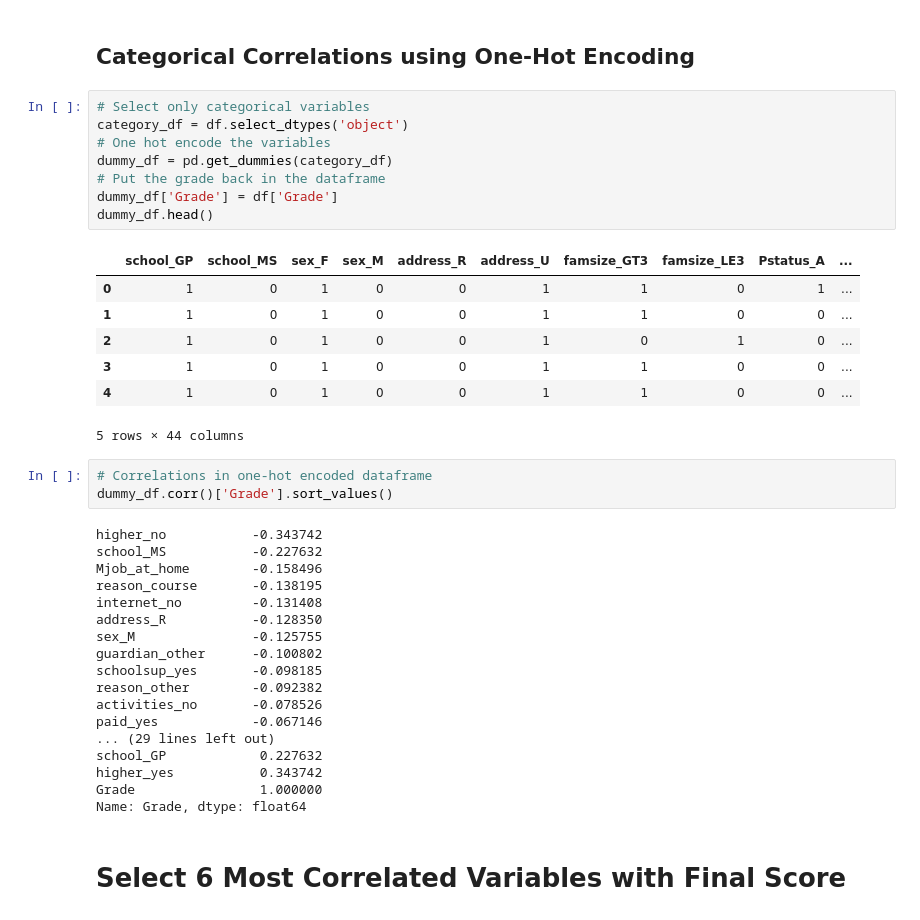
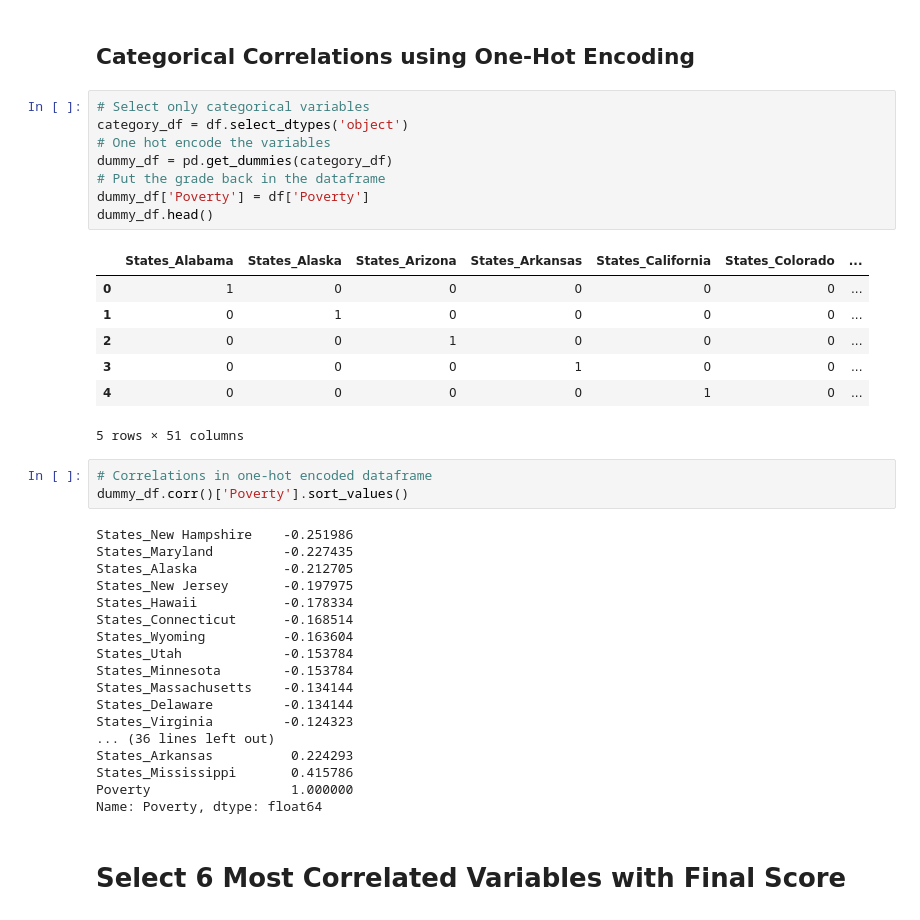
Before and after one commit to thistleknot/python-ml, a Jupyter notebook: code/Bayesian Linear Regression Project.ipynb, the cells around one changed output. Cells and saved outputs as stored; diff of their text form.

```diff
--- a/code/Bayesian Linear Regression Project.ipynb
+++ b/code/Bayesian Linear Regression Project.ipynb
@@ -261,40 +265,40 @@ Name: Poverty, dtype: float64
 # %%
 # Select only categorical variables
 category_df = df.select_dtypes('object')
 # One hot encode the variables
 dummy_df = pd.get_dummies(category_df)
 # Put the grade back in the dataframe
-dummy_df['Grade'] = df['Grade']
+dummy_df['Poverty'] = df['Poverty']
 dummy_df.head()
 # %% [output]
-|  | school_GP | school_MS | sex_F | sex_M | address_R | address_U | famsize_GT3 | famsize_LE3 | Pstatus_A | ... |
-| 0 | 1 | 0 | 1 | 0 | 0 | 1 | 1 | 0 | 1 | ... |
-| 1 | 1 | 0 | 1 | 0 | 0 | 1 | 1 | 0 | 0 | ... |
-| 2 | 1 | 0 | 1 | 0 | 0 | 1 | 0 | 1 | 0 | ... |
-| 3 | 1 | 0 | 1 | 0 | 0 | 1 | 1 | 0 | 0 | ... |
-| 4 | 1 | 0 | 1 | 0 | 0 | 1 | 1 | 0 | 0 | ... |
+|  | States_Alabama | States_Alaska | States_Arizona | States_Arkansas | States_California | States_Colorado | ... |
+| 0 | 1 | 0 | 0 | 0 | 0 | 0 | ... |
+| 1 | 0 | 1 | 0 | 0 | 0 | 0 | ... |
+| 2 | 0 | 0 | 1 | 0 | 0 | 0 | ... |
+| 3 | 0 | 0 | 0 | 1 | 0 | 0 | ... |
+| 4 | 0 | 0 | 0 | 0 | 1 | 0 | ... |
-5 rows × 44 columns
+5 rows × 51 columns
 # %%
 # Correlations in one-hot encoded dataframe
-dummy_df.corr()['Grade'].sort_values()
+dummy_df.corr()['Poverty'].sort_values()
 # %% [output]
-higher_no           -0.343742
-school_MS           -0.227632
-Mjob_at_home        -0.158496
-reason_course       -0.138195
-internet_no         -0.131408
-address_R           -0.128350
-sex_M               -0.125755
-guardian_other      -0.100802
-schoolsup_yes       -0.098185
-reason_other        -0.092382
-activities_no       -0.078526
-paid_yes            -0.067146
-... (29 lines left out)
-school_GP            0.227632
-higher_yes           0.343742
-Grade                1.000000
-Name: Grade, dtype: float64
+States_New Hampshire    -0.251986
+States_Maryland         -0.227435
+States_Alaska           -0.212705
+States_New Jersey       -0.197975
+States_Hawaii           -0.178334
+States_Connecticut      -0.168514
+States_Wyoming          -0.163604
+States_Utah             -0.153784
+States_Minnesota        -0.153784
+States_Massachusetts    -0.134144
+States_Delaware         -0.134144
+States_Virginia         -0.124323
+... (36 lines left out)
+States_Arkansas          0.224293
+States_Mississippi       0.415786
+Poverty                  1.000000
+Name: Poverty, dtype: float64
 # %% [markdown]
 # Select 6 Most Correlated Variables with Final Score
 # %%
```
Also changed, not shown: parts of 22 cells of this notebook, 2 other files.
